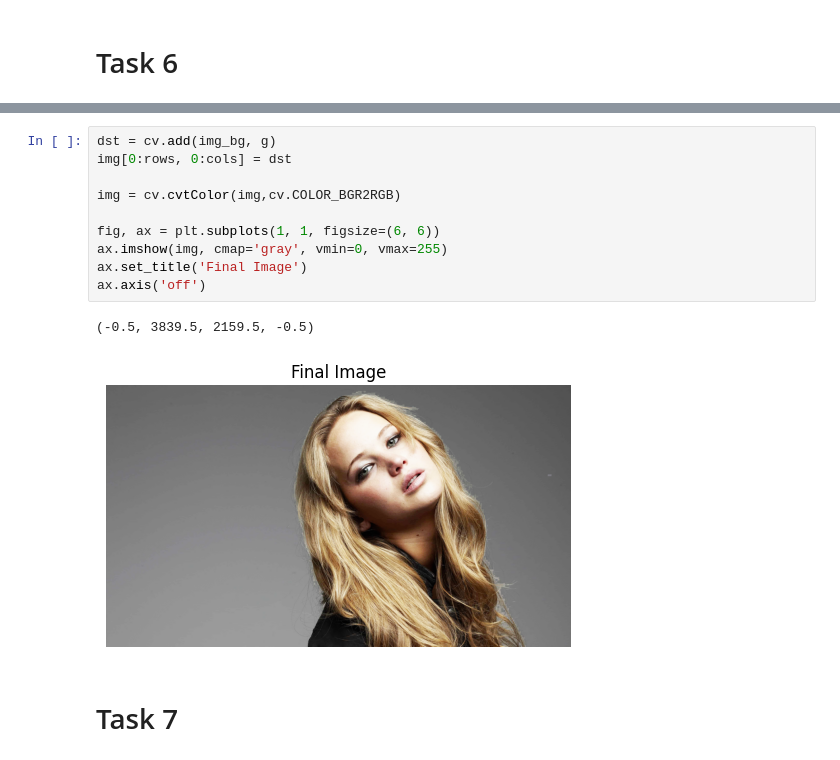
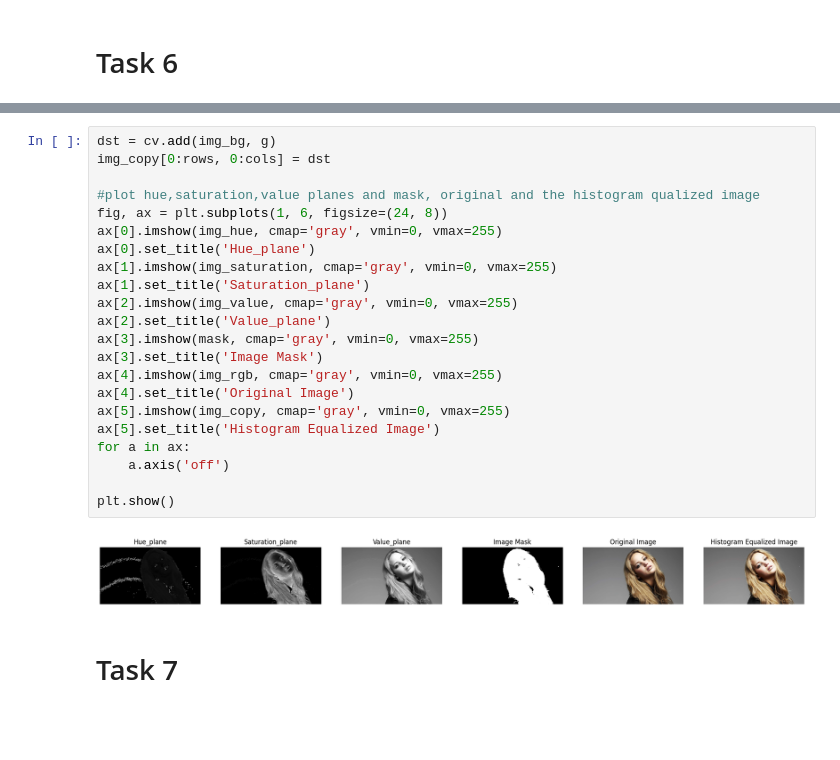
Before and after one commit to AnushkaSamaranayake/-Intensity-Transformations-and-Neighbourhood-Filtering, a Jupyter notebook: test.ipynb, the cells around one changed output, grey strips where cells are left out. Cells and saved outputs as stored; diff of their text form; blank space fills up the shorter version.

```diff
--- a/test.ipynb
+++ b/test.ipynb
@@ -461,16 +462,27 @@ plt.show()
-# %%
-dst = cv.add(img_bg, g)
-img[0:rows, 0:cols] = dst
-
-img = cv.cvtColor(img,cv.COLOR_BGR2RGB)
-
-fig, ax = plt.subplots(1, 1, figsize=(6, 6))
-ax.imshow(img, cmap='gray', vmin=0, vmax=255)
-ax.set_title('Final Image')
-ax.axis('off')
-# %% [output]
-(-0.5, 3839.5, 2159.5, -0.5)
-[figure, removed]
+# %%
+dst = cv.add(img_bg, g)
+img_copy[0:rows, 0:cols] = dst
+
+#plot hue,saturation,value planes and mask, original and the histogram qualized image
+fig, ax = plt.subplots(1, 6, figsize=(24, 8))
+ax[0].imshow(img_hue, cmap='gray', vmin=0, vmax=255)
+ax[0].set_title('Hue_plane')
+ax[1].imshow(img_saturation, cmap='gray', vmin=0, vmax=255)
+ax[1].set_title('Saturation_plane')
+ax[2].imshow(img_value, cmap='gray', vmin=0, vmax=255)
+ax[2].set_title('Value_plane')
+ax[3].imshow(mask, cmap='gray', vmin=0, vmax=255)
+ax[3].set_title('Image Mask')
+ax[4].imshow(img_rgb, cmap='gray', vmin=0, vmax=255)
+ax[4].set_title('Original Image')
+ax[5].imshow(img_copy, cmap='gray', vmin=0, vmax=255)
+ax[5].set_title('Histogram Equalized Image')
+for a in ax:
+    a.axis('off')
+
+plt.show()
+# %% [output]
+[figure, added]
 # %% [markdown]
 # Task 7
 # %% [markdown]
```
Also changed, not shown: parts of 3 cells of this notebook.
